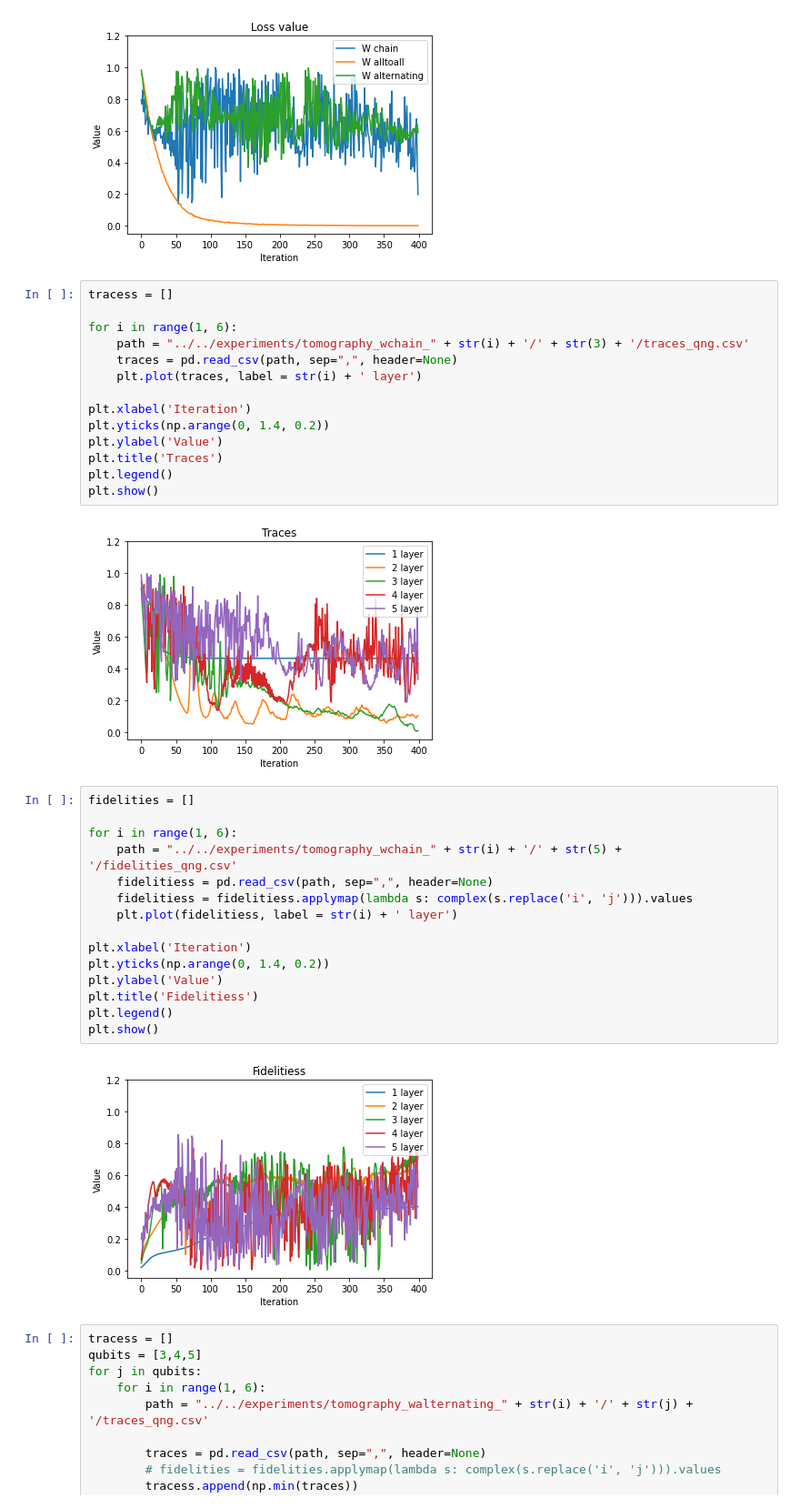
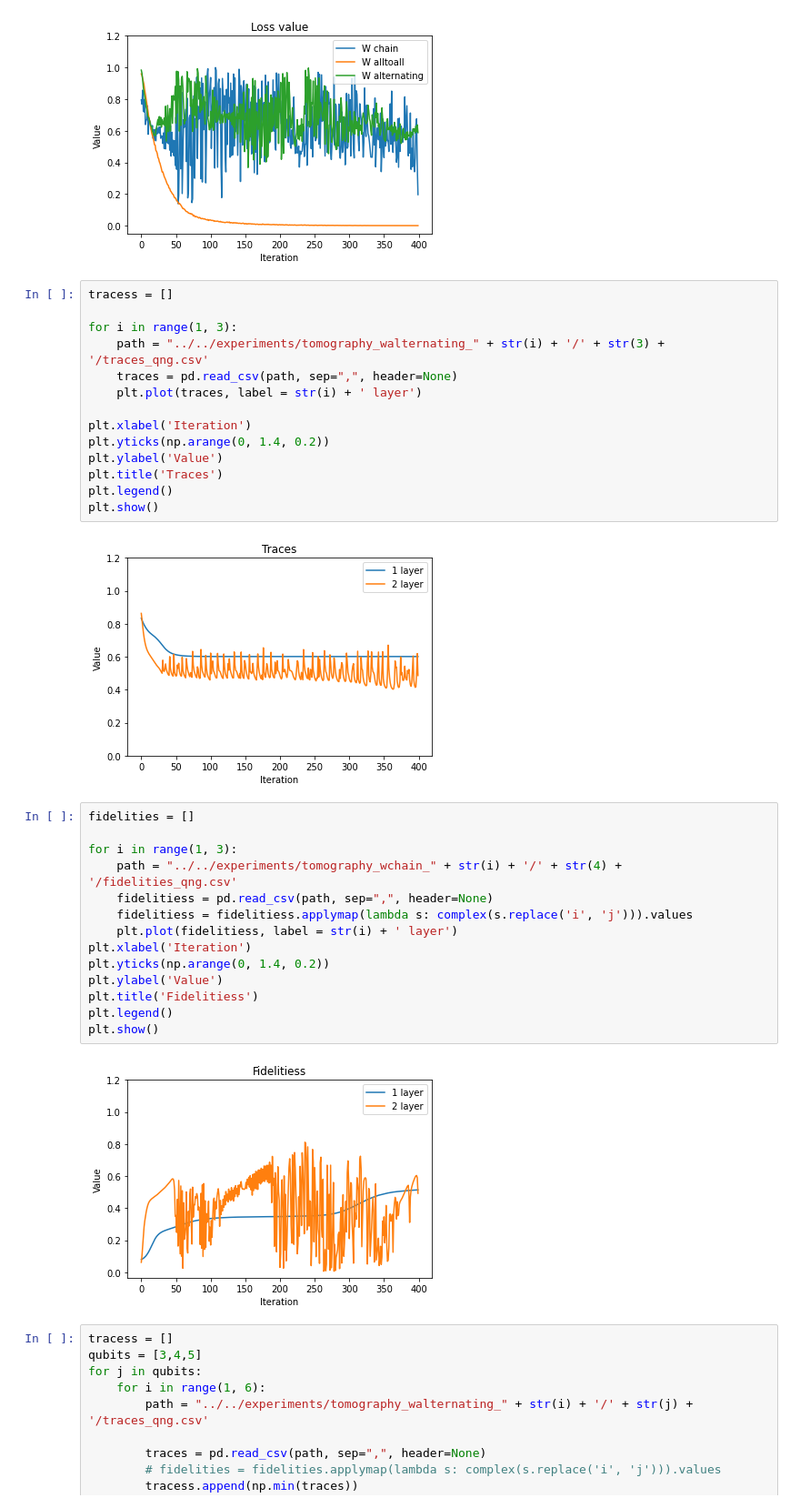
Before and after one commit to vutuanhai237/UC-VQA, a Jupyter notebook: codes/tomography/plot_compareW_qng.ipynb, the cells around one changed output. Shown at 91% size. Saved outputs shown, nothing was run; the diff lists cells and outputs as text.

```diff
--- a/codes/tomography/plot_compareW_qng.ipynb
+++ b/codes/tomography/plot_compareW_qng.ipynb
@@ -63,8 +63,8 @@ plt.show()
 # %%
 tracess = []
 
-for i in range(1, 6):
-    path = "../../experiments/tomography_wchain_" + str(i) + '/' + str(3) + '/traces_qng.csv'
+for i in range(1, 3):
+    path = "../../experiments/tomography_walternating_" + str(i) + '/' + str(3) + '/traces_qng.csv'
     traces = pd.read_csv(path, sep=",", header=None)
     plt.plot(traces, label = str(i) + ' layer')
 
@@ -75,24 +75,23 @@ plt.title('Traces')
 plt.legend()
 plt.show()
 # %% [output]
-[figure, old version]
+[figure, new version]
 # %%
 fidelities = []
 
-for i in range(1, 6):
-    path = "../../experiments/tomography_wchain_" + str(i) + '/' + str(5) + '/fidelities_qng.csv'
+for i in range(1, 3):
+    path = "../../experiments/tomography_wchain_" + str(i) + '/' + str(4) + '/fidelities_qng.csv'
     fidelitiess = pd.read_csv(path, sep=",", header=None)
     fidelitiess = fidelitiess.applymap(lambda s: complex(s.replace('i', 'j'))).values
     plt.plot(fidelitiess, label = str(i) + ' layer')
-
 plt.xlabel('Iteration')
 plt.yticks(np.arange(0, 1.4, 0.2))
 plt.ylabel('Value')
 plt.title('Fidelitiess')
 plt.legend()
 plt.show()
 # %% [output]
-[figure, old version]
+[figure, new version]
 # %%
 tracess = []
 qubits = [3,4,5]
```
Also changed, not shown: 6 other files.
